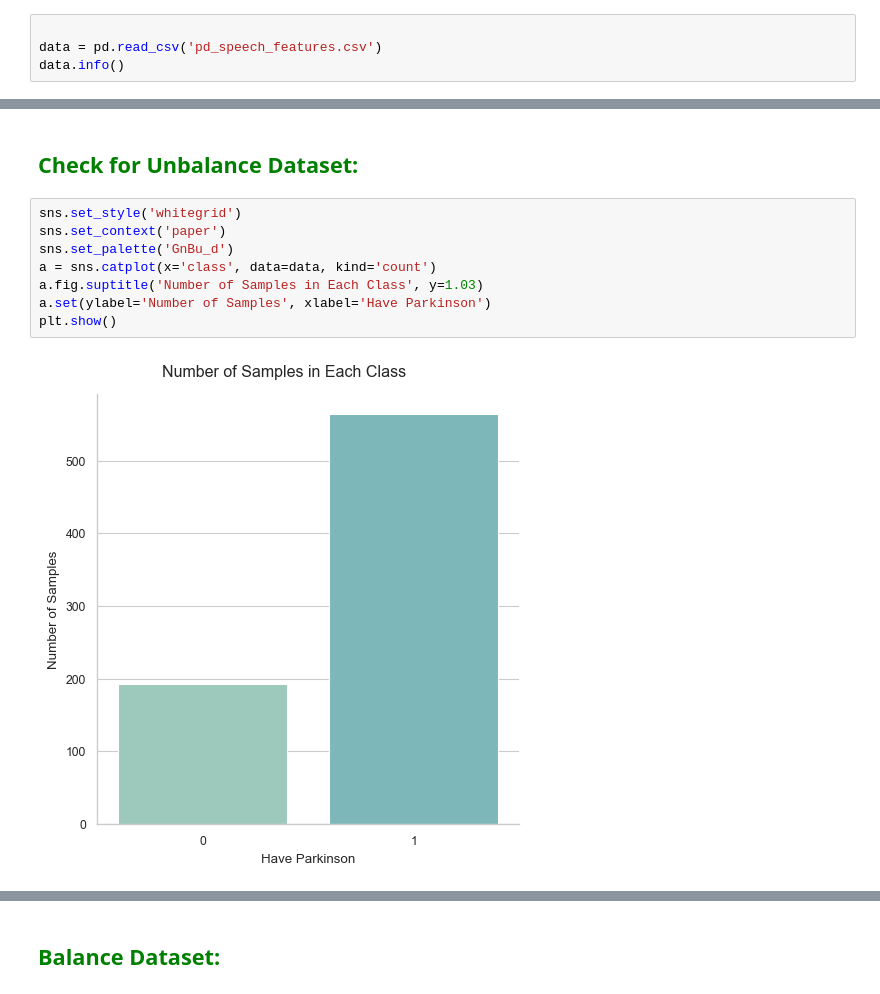
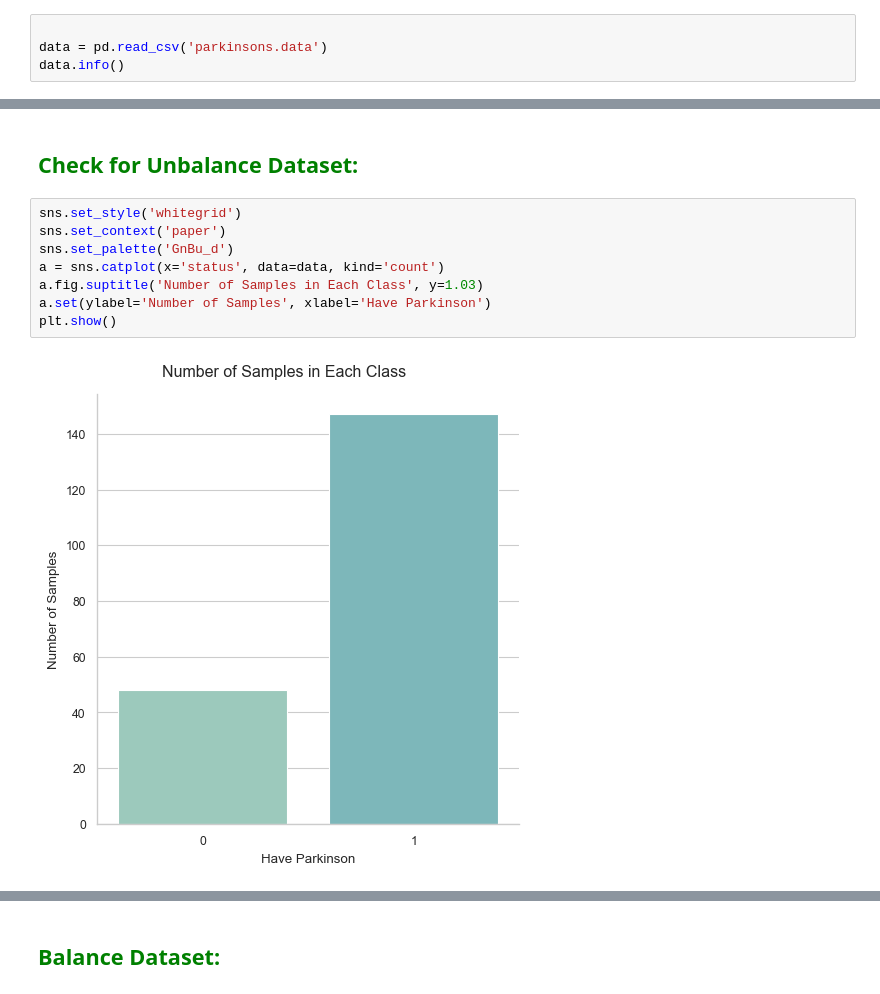
Before and after one commit to tankisank/parkinsondisease, a Jupyter notebook: parkinson-s-disease-pd-classification.ipynb, the cells around one changed output, grey strips where cells are left out. Cells and saved outputs as stored; diff of their text form.

```diff
--- a/parkinson-s-disease-pd-classification.ipynb
+++ b/parkinson-s-disease-pd-classification.ipynb
@@ -30,7 +30,7 @@ from sklearn.naive_bayes import GaussianNB
 from sklearn.model_selection import cross_val_score
 # %%
 
-data = pd.read_csv('pd_speech_features.csv')
+data = pd.read_csv('parkinsons.data')
 data.info()
 # %% [output]
 <class 'pandas.core.frame.DataFrame'>
@@ -114,13 +131,13 @@ X_test = min_max_scaler.transform(X_test)
 # %%
 sns.set_style('whitegrid')
 sns.set_context('paper')
 sns.set_palette('GnBu_d')
-a = sns.catplot(x='class', data=data, kind='count')
+a = sns.catplot(x='status', data=data, kind='count')
 a.fig.suptitle('Number of Samples in Each Class', y=1.03)
 a.set(ylabel='Number of Samples', xlabel='Have Parkinson')
 plt.show()
 # %% [output]
-[figure, old version]
+[figure, new version]
 # %%
 from sklearn.dummy import DummyClassifier
 
```
Also changed, not shown: parts of 27 cells of this notebook, 2 other files.
